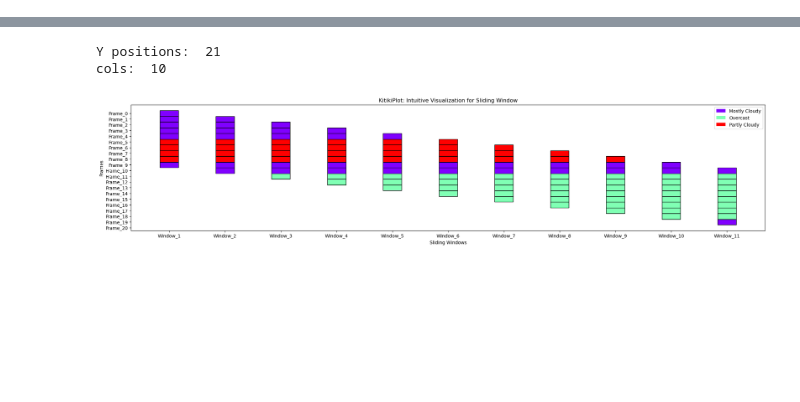
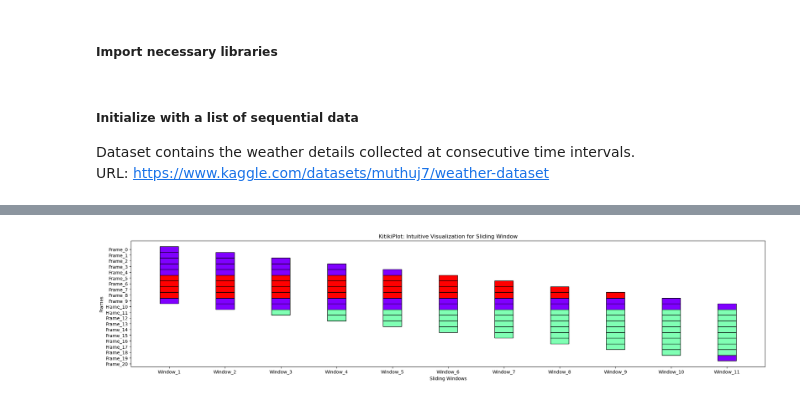
Before and after one commit to BodduSriPavan-111/kitikiplot, a Jupyter notebook: examples/Usage_Guide.ipynb, the cells around one changed output, grey strips where cells are left out. Drawn from its saved outputs; the diff is of its cells as text; code cells hidden in the pictures; blank space fills up the shorter version.

```diff
--- a/examples/Usage_Guide.ipynb
+++ b/examples/Usage_Guide.ipynb
@@ -1,3 +5,5 @@
+# %% [markdown]
+##### Import necessary libraries
 # %%
 import sys
 import os
@@ -9,5 +16,9 @@ import pandas as pd
 
 os.chdir("..")
+# %% [markdown]
+##### Initialize with a list of sequential data
+Dataset contains the weather details collected at consecutive time intervals. <br>
+URL: https://www.kaggle.com/datasets/muthuj7/weather-dataset
 # %%
 df= pd.read_csv( "datasets/weatherHistory/weatherHistory.csv")
 print("Shape: ", df.shape)
@@ -21,24 +32,9 @@ Shape:  (20, 12)
 | 45 | 2006-04-10 21:00:00.000 +0200 | Mostly Cloudy | rain | 15.022222 | 15.022222 | 0.55 | ... |
 | 46 | 2006-04-10 22:00:00.000 +0200 | Overcast | rain | 14.422222 | 14.422222 | 0.58 | ... |
 | 47 | 2006-04-10 23:00:00.000 +0200 | Overcast | rain | 14.255556 | 14.255556 | 0.59 | ... |
-# %%
-index= 0
-
-ktk= KitikiPlot( data= df["Summary"].values.tolist(), stride= 1, window_length= 10 )
-
-ktk.plot( display_legend= True )
-        # figsize= (20, 5),
-        # cell_width= 2,
-        # transpose= False,
-        # xlabel= "Whindow",
-        # ylabel= "Time",
-        # yticks_values= [(str(i.hour)+" "+i.strftime("%p").lower()) for i in  pd.to_datetime(df["Formatted Date"])],
-        # xticks_rotation= 90,
-        # cmap= {"Mostly Cloudy": "brown", "Partly Cloudy": "#a9cbe0","Overcast": "#fdbf6f"},
-        # legend_kwargs= {"bbox_to_anchor": (1.01, 1), "loc":'upper left', "borderaxespad": 0.},
-        # display_legend= True,
-        # title= "Weather Pattern on "+str( pd.to_datetime( df.iloc[0, 0] ).date()))
-# %% [output]
-Y positions:  21
-cols:  10
-[figure, removed]
+# %%
+ktk= KitikiPlot( data= df["Summary"].values.tolist() )
+
+ktk.plot( )     # No legend is displayed by default
+# %% [output]
+[figure, added]
```
Also changed, not shown: parts of 86 cells of this notebook, 5 other files.
